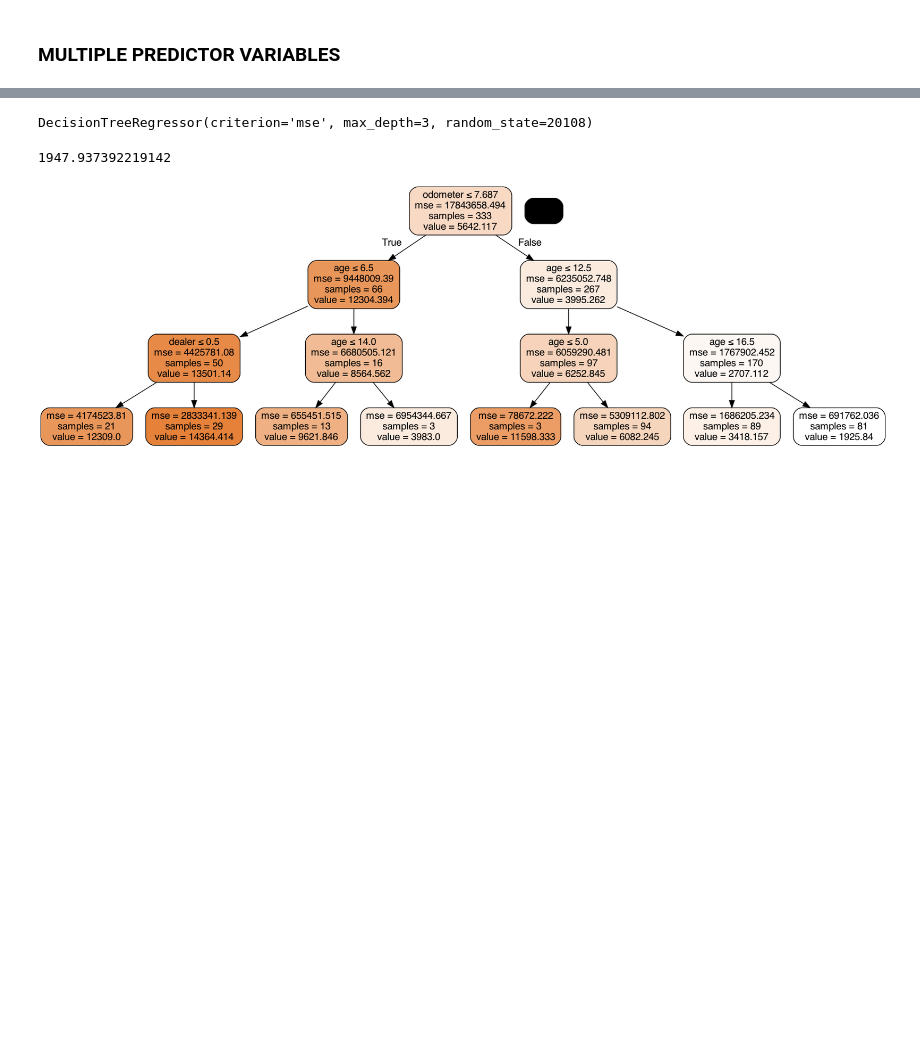
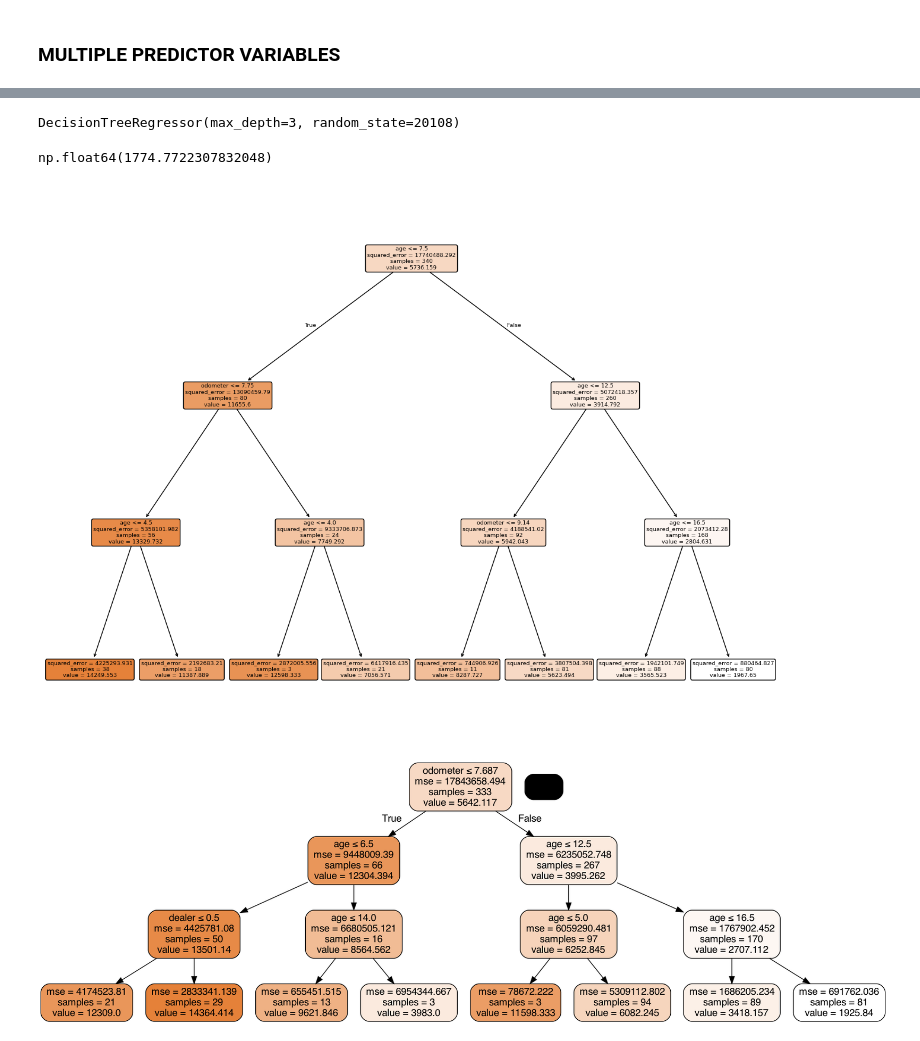
Before and after one commit to ZlataSparrow/codespaces-jupyter, a Jupyter notebook: notebooks/ch15-used-cars-cart.ipynb, the cells around one changed output, grey strips where cells are left out. Cells and saved outputs as stored; diff of their text form; code cells hidden in the pictures; blank space fills up the shorter version.

```diff
--- a/notebooks/ch15-used-cars-cart.ipynb
+++ b/notebooks/ch15-used-cars-cart.ipynb
@@ -654,10 +654,10 @@ Y, X = dmatrices(model2, data_train)
 
 # Splits at four levels, for illustrative purposes
 # (make sure it stops by setting "maxdepth" to 3)
-cart4 = DecisionTreeRegressor(random_state=20108, criterion="mse", max_depth=3)
+cart4 = DecisionTreeRegressor(random_state=20108, criterion="squared_error", max_depth=3)
 cart4.fit(X, Y)
 # %% [output]
-DecisionTreeRegressor(criterion='mse', max_depth=3, random_state=20108)
+DecisionTreeRegressor(max_depth=3, random_state=20108)
 # %%
 y_test, X_test = dmatrices(model2, data_test)
 
@@ -665,7 +665,7 @@ pred_cart4 = cart4.predict(X_test)
 rmse_cart4 = np.sqrt(mean_squared_error(y_test, pred_cart4))
 rmse_cart4
 # %% [output]
-1947.937392219142
+np.float64(1774.7722307832048)
 # %%
 feature_names_model2 = [
     "price",
@@ -680,6 +680,12 @@ feature_names_model2 = [
     "dealer",
     "chicago",
 ]
+# %%
+plt.figure(figsize=(16, 12))
+plot_tree(cart4, feature_names=feature_names_model2, filled=True, rounded=True)
+plt.show()
+# %% [output]
+[figure, added]
 # %%
 jupyter_graphviz(
     cart4,
```
Also changed, not shown: parts of 6 cells of this notebook.
